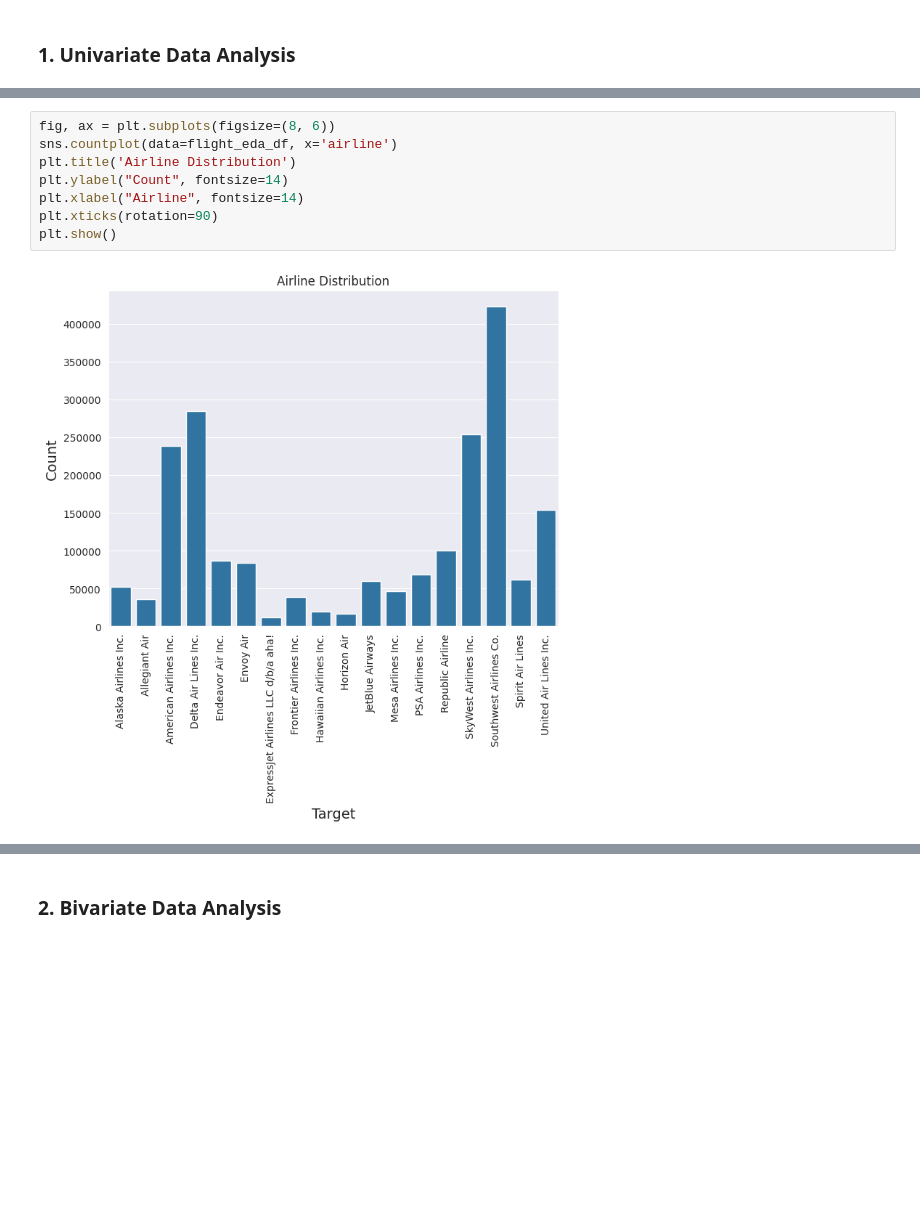
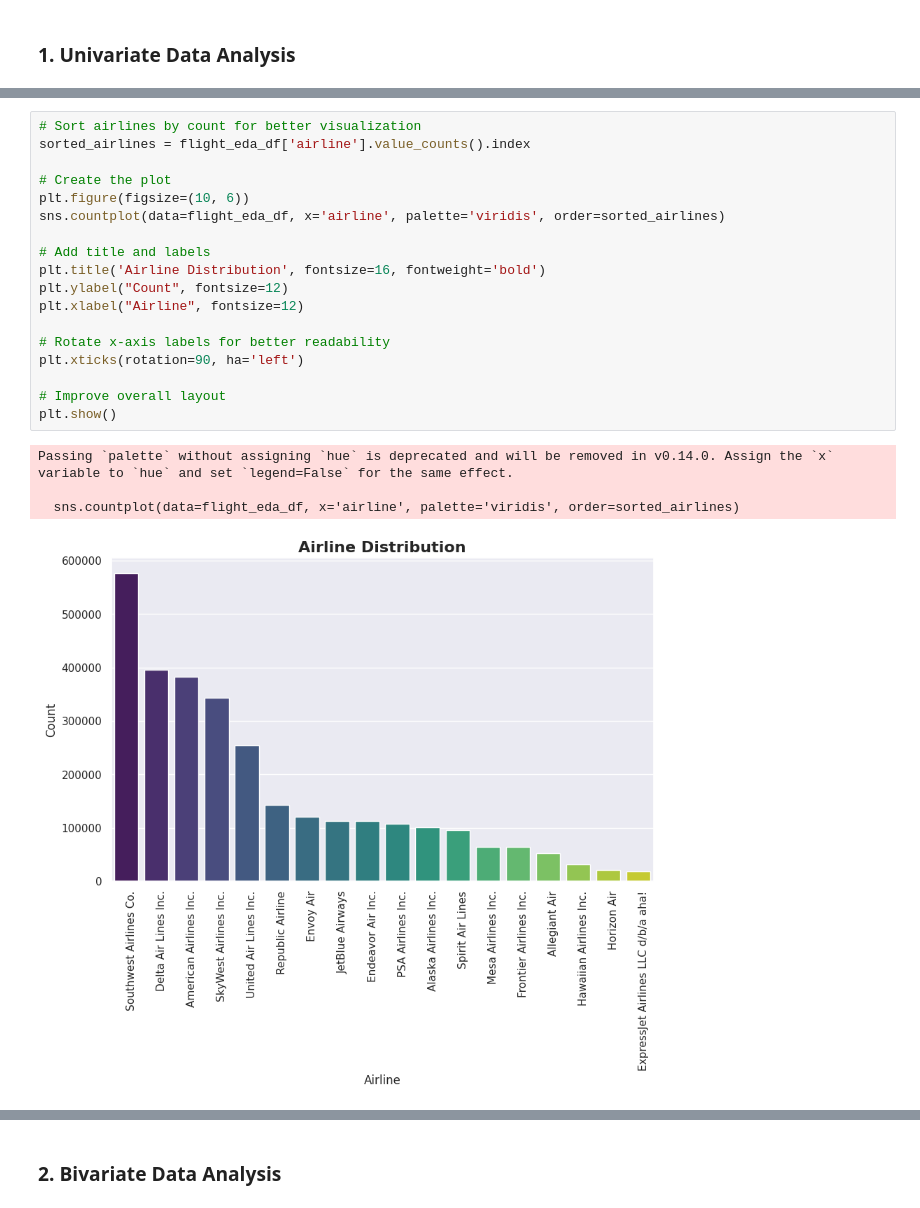
Before and after one commit to oscar066/Flight_delay_analysis, a Jupyter notebook: EDA.ipynb, the cells around one changed output, grey strips where cells are left out. Cells and saved outputs as stored; diff of their text form; blank space fills up the shorter version.

```diff
--- a/EDA.ipynb
+++ b/EDA.ipynb
@@ -177,11 +180,24 @@ plt.show()
 # %%
-fig, ax = plt.subplots(figsize=(8, 6))
-sns.countplot(data=flight_eda_df, x='airline')
-plt.title('Airline Distribution')
-plt.ylabel("Count", fontsize=14)
-plt.xlabel("Airline", fontsize=14)
-plt.xticks(rotation=90)
+# Sort airlines by count for better visualization
+sorted_airlines = flight_eda_df['airline'].value_counts().index
+
+# Create the plot
+plt.figure(figsize=(10, 6))
+sns.countplot(data=flight_eda_df, x='airline', palette='viridis', order=sorted_airlines)
+
+# Add title and labels
+plt.title('Airline Distribution', fontsize=16, fontweight='bold')
+plt.ylabel("Count", fontsize=12)
+plt.xlabel("Airline", fontsize=12)
+
+# Rotate x-axis labels for better readability
+plt.xticks(rotation=90, ha='left')
+
+# Improve overall layout
 plt.show()
 # %% [output]
+Passing `palette` without assigning `hue` is deprecated and will be removed in v0.14.0. Assign the `x` variable to `hue` and set `legend=False` for the same effect.
+
+  sns.countplot(data=flight_eda_df, x='airline', palette='viridis', order=sorted_airlines)
-[figure, old version]
+[figure, new version]
 # %%
```
Also changed, not shown: parts of 23 cells of this notebook.
